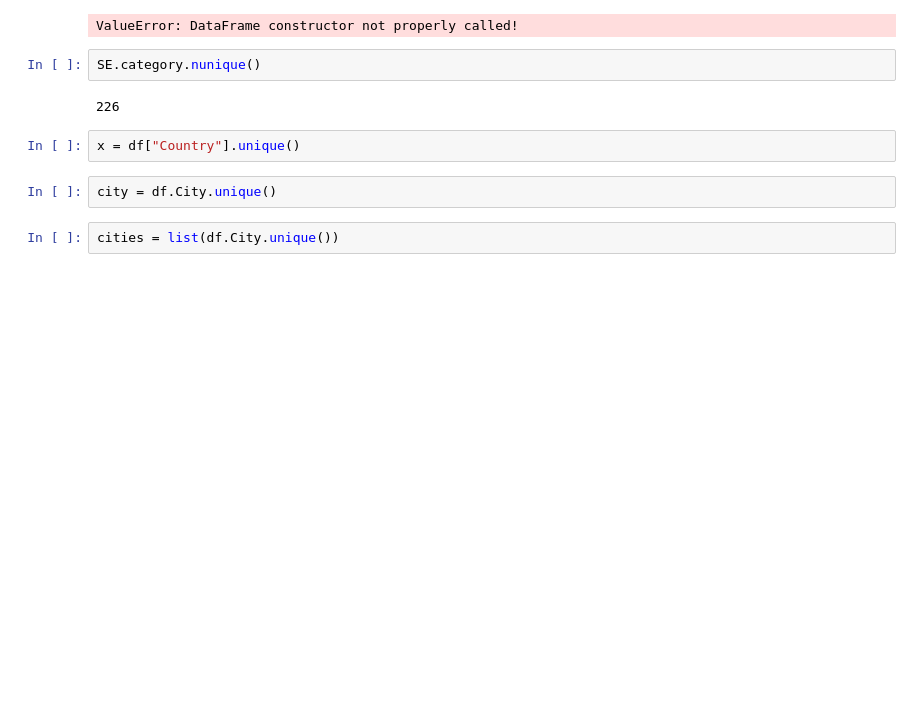
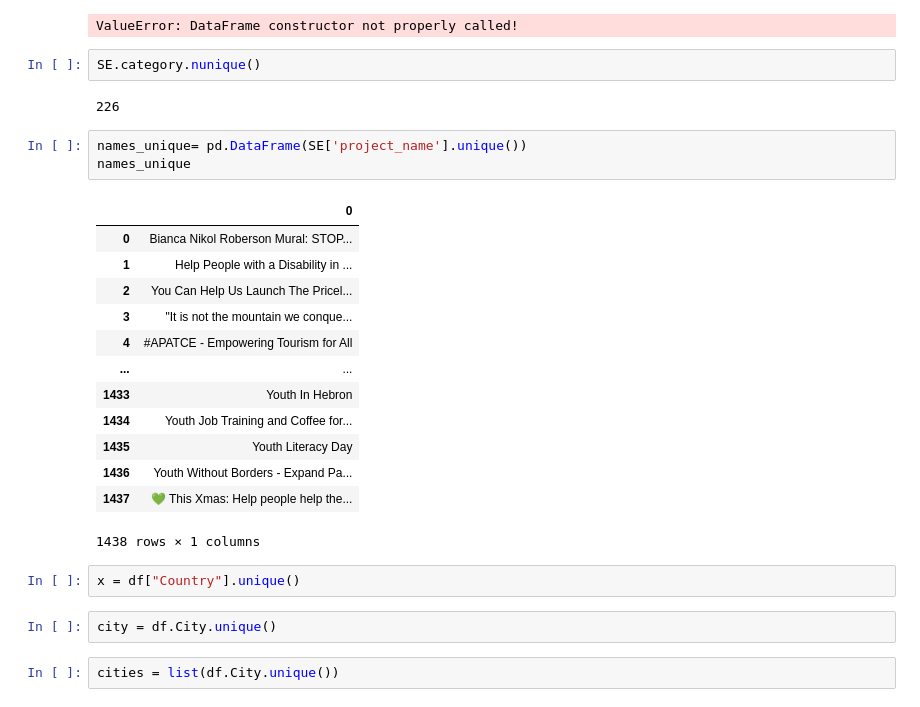
Before and after one commit to JulianePetersen2023/labs_repo, a Jupyter notebook: CRR_data.ipynb, the cells around one changed output. Cells and saved outputs as stored; diff of their text form; blank space fills up the shorter version.

```diff
--- a/CRR_data.ipynb
+++ b/CRR_data.ipynb
@@ -113,6 +122,23 @@ ValueError: DataFrame constructor not properly called!
 SE.category.nunique()
 # %% [output]
 226
+# %%
+names_unique= pd.DataFrame(SE['project_name'].unique())
+names_unique
+# %% [output]
+|  | 0 |
+| 0 | Bianca Nikol Roberson Mural: STOP... |
+| 1 | Help People with a Disability in ... |
+| 2 | You Can Help Us Launch The Pricel... |
+| 3 | "It is not the mountain we conque... |
+| 4 | #APATCE - Empowering Tourism for All |
+| ... | ... |
+| 1433 | Youth In Hebron |
+| 1434 | Youth Job Training and Coffee for... |
+| 1435 | Youth Literacy Day |
+| 1436 | Youth Without Borders - Expand Pa... |
+| 1437 | 💚 This Xmas: Help people help the... |
+1438 rows × 1 columns
 # %%
 x = df["Country"].unique()
 # %%
```
Also changed, not shown: parts of 9 cells of this notebook.
